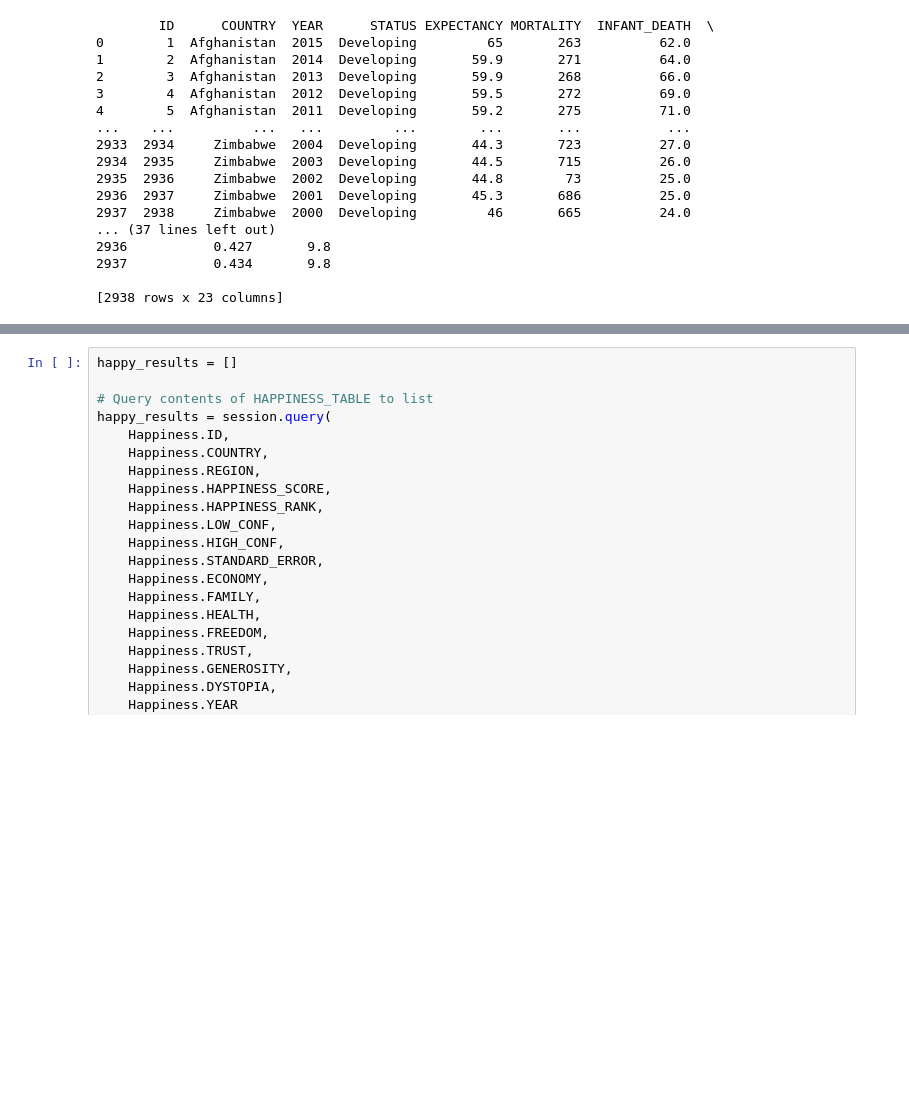
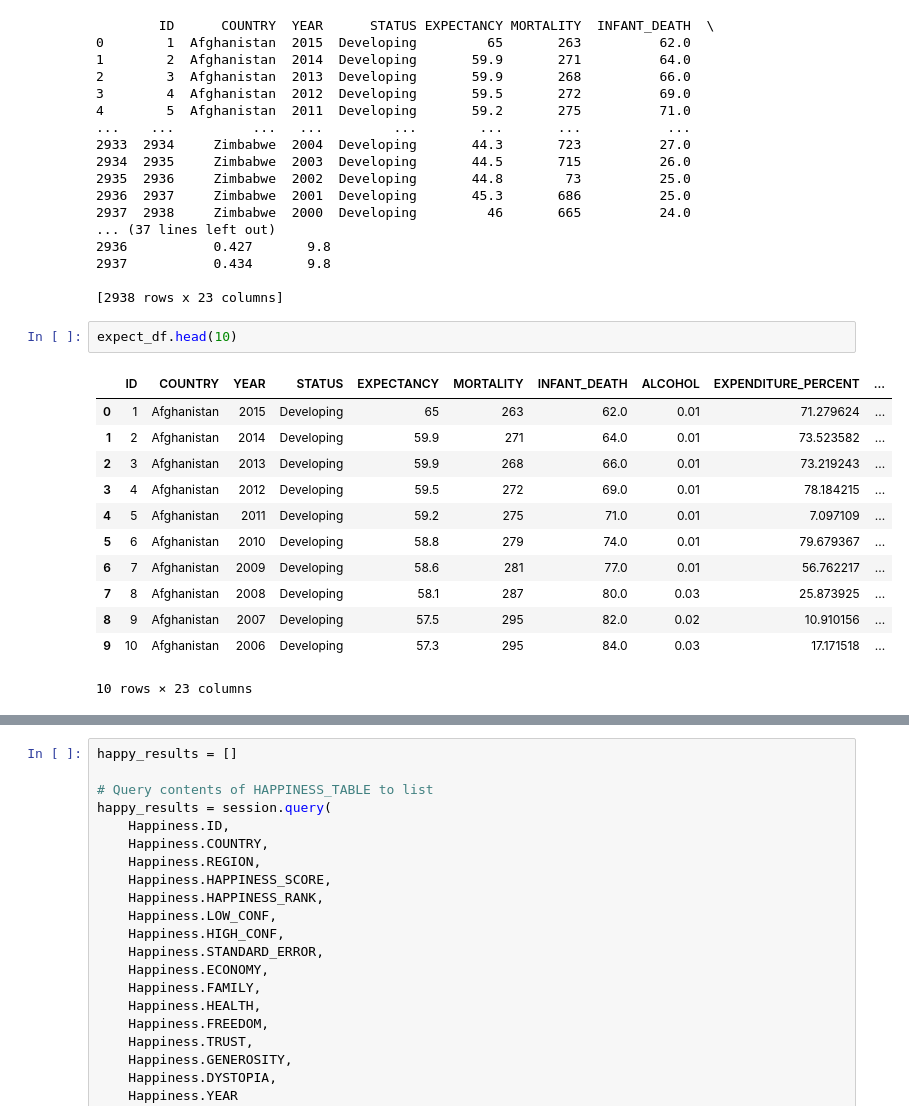
Before and after one commit to seuss1337/blended_project_1, a Jupyter notebook: source/python/jeff_working_notebook.ipynb, the cells around one changed output, grey strips where cells are left out. Cells and saved outputs as stored; diff of their text form; blank space fills up the shorter version.

```diff
--- a/source/python/jeff_working_notebook.ipynb
+++ b/source/python/jeff_working_notebook.ipynb
@@ -110,3 +112,18 @@ print(expect_df)
 2937           0.434       9.8
 
 [2938 rows x 23 columns]
+# %%
+expect_df.head(10)
+# %% [output]
+|  | ID | COUNTRY | YEAR | STATUS | EXPECTANCY | MORTALITY | INFANT_DEATH | ALCOHOL | EXPENDITURE_PERCENT | ... |
+| 0 | 1 | Afghanistan | 2015 | Developing | 65 | 263 | 62.0 | 0.01 | 71.279624 | ... |
+| 1 | 2 | Afghanistan | 2014 | Developing | 59.9 | 271 | 64.0 | 0.01 | 73.523582 | ... |
+| 2 | 3 | Afghanistan | 2013 | Developing | 59.9 | 268 | 66.0 | 0.01 | 73.219243 | ... |
+| 3 | 4 | Afghanistan | 2012 | Developing | 59.5 | 272 | 69.0 | 0.01 | 78.184215 | ... |
+| 4 | 5 | Afghanistan | 2011 | Developing | 59.2 | 275 | 71.0 | 0.01 | 7.097109 | ... |
+| 5 | 6 | Afghanistan | 2010 | Developing | 58.8 | 279 | 74.0 | 0.01 | 79.679367 | ... |
+| 6 | 7 | Afghanistan | 2009 | Developing | 58.6 | 281 | 77.0 | 0.01 | 56.762217 | ... |
+| 7 | 8 | Afghanistan | 2008 | Developing | 58.1 | 287 | 80.0 | 0.03 | 25.873925 | ... |
+| 8 | 9 | Afghanistan | 2007 | Developing | 57.5 | 295 | 82.0 | 0.02 | 10.910156 | ... |
+| 9 | 10 | Afghanistan | 2006 | Developing | 57.3 | 295 | 84.0 | 0.03 | 17.171518 | ... |
+10 rows × 23 columns
```
Also changed, not shown: parts of 9 cells of this notebook, 8 other files.
